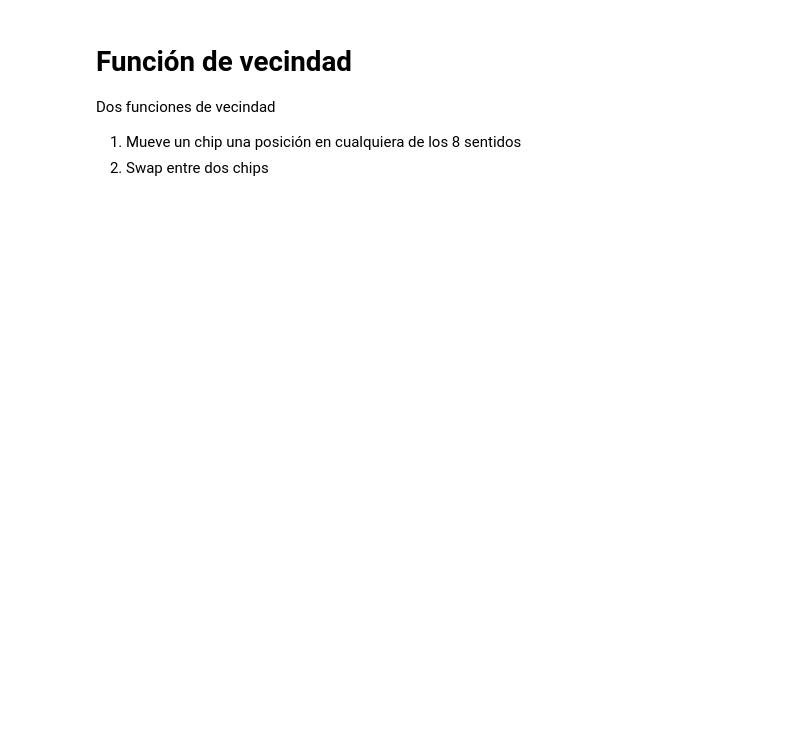
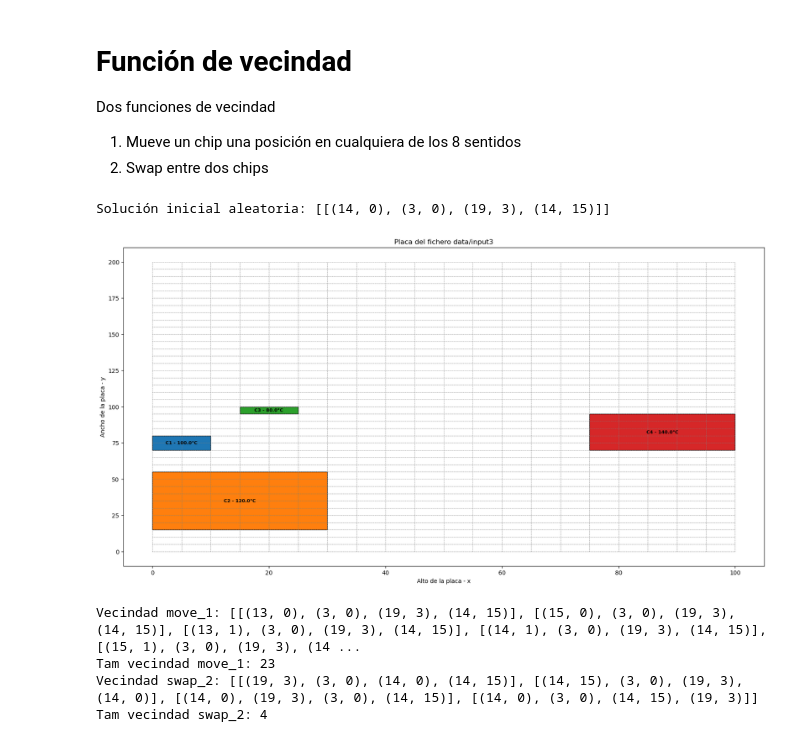
Before and after one commit to Aleeja137/TXISPA-HB, a Jupyter notebook: sprint1/heat.ipynb, the cells around one changed output. Saved outputs shown, nothing was run; the diff lists cells and outputs as text; code cells hidden in the pictures; blank space fills up the shorter version.

```diff
--- a/sprint1/heat.ipynb
+++ b/sprint1/heat.ipynb
@@ -349,7 +363,6 @@ def move_1 (solucion : list):
     result = [[]]
     for i in range(nchip):
         x,y = solucion[0][i]
-        print(solucion[0][i])
         vecino_0 = solucion.copy()
         vecino_1 = solucion.copy()
         vecino_2 = solucion.copy()
@@ -384,37 +397,44 @@ def move_1 (solucion : list):
             result[0].append(vecino_6[0].copy())
         if valid_solution(vecino_7[0],chip_info,n_pos,scale,tam):
             result[0].append(vecino_7[0].copy())
     return result
 
 def swap_2(solucion):
     global chip_info, n_pos, scale, tam
     result = [[]]
 
     for i in range(nchip):
         for j in range(i + 1, nchip):
             vecino_swap = solucion[0].copy()
 
             # Intercambiar las posiciones de los chips i y j
             vecino_swap[i], vecino_swap[j] = vecino_swap[j], vecino_swap[i]
 
             # Verificar si la solución resultante es válida
             if valid_solution(vecino_swap, chip_info, n_pos, scale, tam):
                 result[0].append(vecino_swap.copy())
 
     return result
 
 rand_sol = random_solution(nchip,n_pos)
-print(rand_sol)
+print("Solución inicial aleatoria:",rand_sol)
 visualizar_solucion(rand_sol[0])
 
-# vecindad_1 = move_1(rand_sol)
-# print(vecindad_1[0])
-# print(len(vecindad_1[0]))
+vecindad_1 = move_1(rand_sol)
+print("Vecindad move_1:",vecindad_1[0])
+print("Tam vecindad move_1:",len(vecindad_1[0]))
 # for elem in vecindad_1[0]:
 #     visualizar_solucion(elem)
 
-# vecindad_2 = swap_2(rand_sol)
-# print(vecindad_2[0])
-# print(len(vecindad_2[0]))
+vecindad_2 = swap_2(rand_sol)
+print("Vecindad swap_2:",vecindad_2[0])
+print("Tam vecindad swap_2:",len(vecindad_2[0]))
 # for elem in vecindad_2[0]:
 #     visualizar_solucion(elem)
+# %% [output]
+Solución inicial aleatoria: [[(14, 0), (3, 0), (19, 3), (14, 15)]]
+[figure, added]
+Vecindad move_1: [[(13, 0), (3, 0), (19, 3), (14, 15)], [(15, 0), (3, 0), (19, 3), (14, 15)], [(13, 1), (3, 0), (19, 3), (14, 15)], [(14, 1), (3, 0), (19, 3), (14, 15)], [(15, 1), (3, 0), (19, 3), (14 ...
+Tam vecindad move_1: 23
+Vecindad swap_2: [[(19, 3), (3, 0), (14, 0), (14, 15)], [(14, 15), (3, 0), (19, 3), (14, 0)], [(14, 0), (19, 3), (3, 0), (14, 15)], [(14, 0), (3, 0), (14, 15), (19, 3)]]
+Tam vecindad swap_2: 4
```
Also changed, not shown: parts of 7 cells of this notebook, 2 other files.
